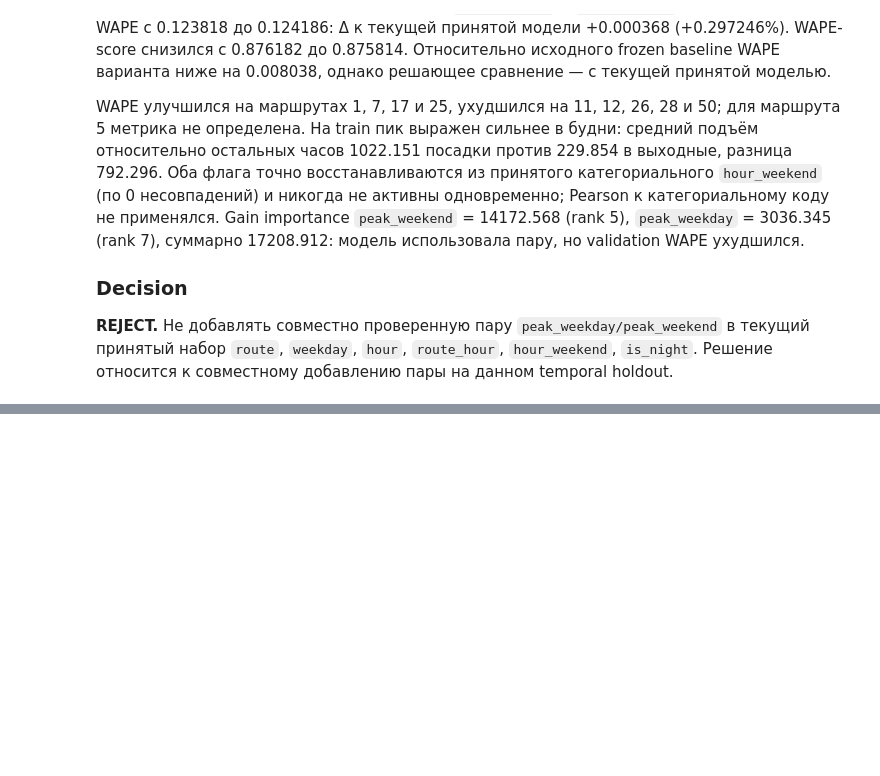
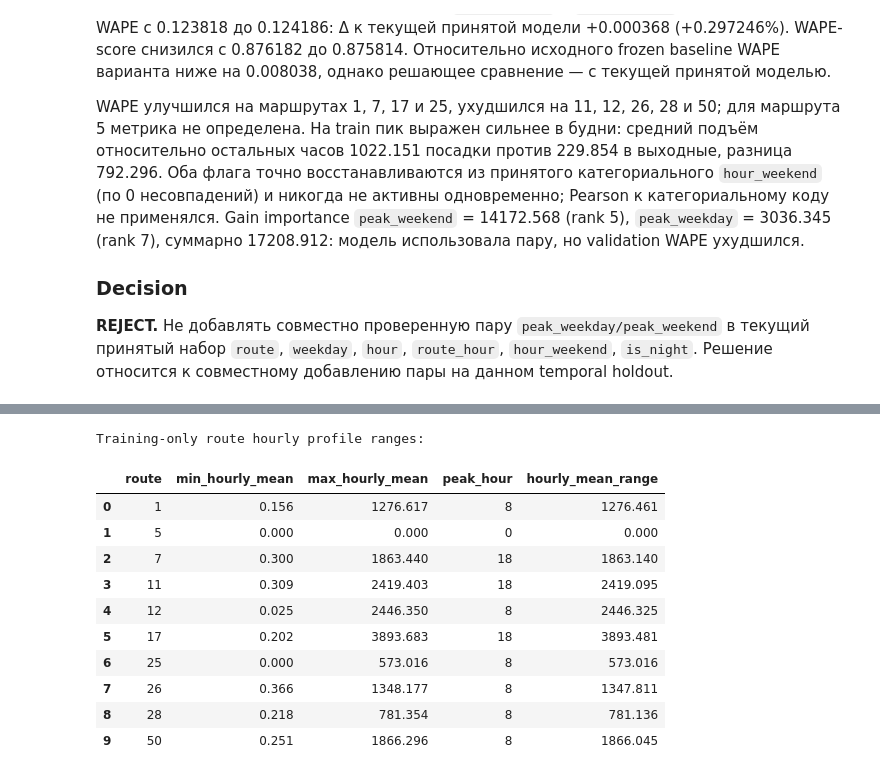
Before and after one commit to rapogahu/MT-Hackathon-2026, a Jupyter notebook: ml/notebooks/feature_engineering.ipynb, the cells around one changed output, grey strips where cells are left out. Cells and saved outputs as stored; diff of their text form; code cells hidden in the pictures; blank space fills up the shorter version.

```diff
--- a/ml/notebooks/feature_engineering.ipynb
+++ b/ml/notebooks/feature_engineering.ipynb
@@ -3347,0 +3362,30 @@ WAPE улучшился на маршрутах 1, 7, 17 и 25, ухудшилс
+# %%
+route_hour_profile = (
+    train.groupby(["route", "hour"])["boardings"].mean()
+    .unstack("hour")
+    .reindex(ROUTES)
+)
+route_hour_summary = pd.DataFrame({
+    "route": route_hour_profile.index,
+    "min_hourly_mean": route_hour_profile.min(axis=1).to_numpy(),
+    "max_hourly_mean": route_hour_profile.max(axis=1).to_numpy(),
+    "peak_hour": route_hour_profile.idxmax(axis=1).to_numpy(),
+})
+route_hour_summary["hourly_mean_range"] = (
+    route_hour_summary["max_hourly_mean"] - route_hour_summary["min_hourly_mean"]
+)
+print("Training-only route hourly profile ranges:")
+display(route_hour_summary.round(3))
+# %% [output]
+Training-only route hourly profile ranges:
+|  | route | min_hourly_mean | max_hourly_mean | peak_hour | hourly_mean_range |
+| 0 | 1 | 0.156 | 1276.617 | 8 | 1276.461 |
+| 1 | 5 | 0.000 | 0.000 | 0 | 0.000 |
+| 2 | 7 | 0.300 | 1863.440 | 18 | 1863.140 |
+| 3 | 11 | 0.309 | 2419.403 | 18 | 2419.095 |
+| 4 | 12 | 0.025 | 2446.350 | 8 | 2446.325 |
+| 5 | 17 | 0.202 | 3893.683 | 18 | 3893.481 |
+| 6 | 25 | 0.000 | 573.016 | 8 | 573.016 |
+| 7 | 26 | 0.366 | 1348.177 | 8 | 1347.811 |
+| 8 | 28 | 0.218 | 781.354 | 8 | 781.136 |
+| 9 | 50 | 0.251 | 1866.296 | 8 | 1866.045 |
```
Also changed, not shown: parts of 12 cells of this notebook, 1 other file.
